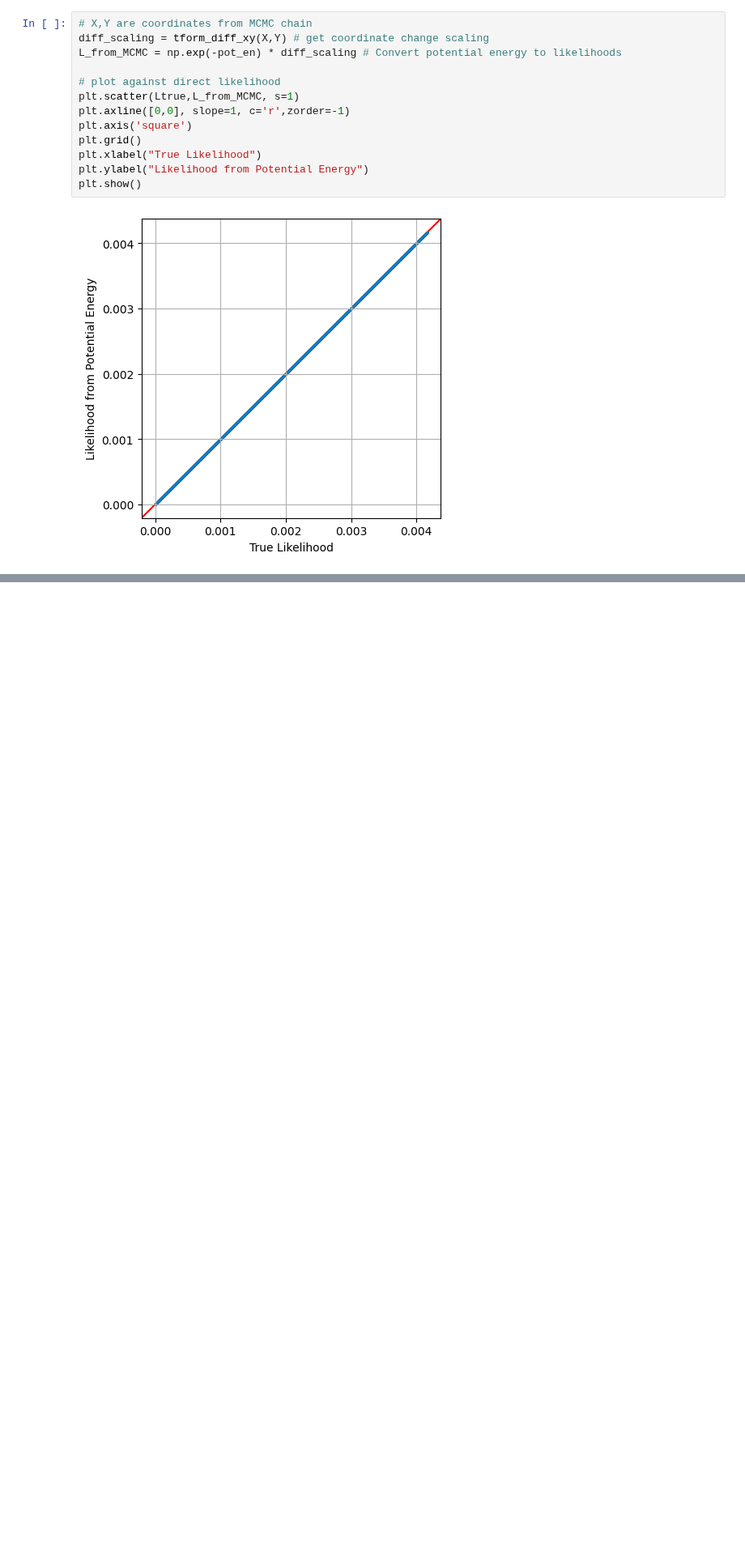
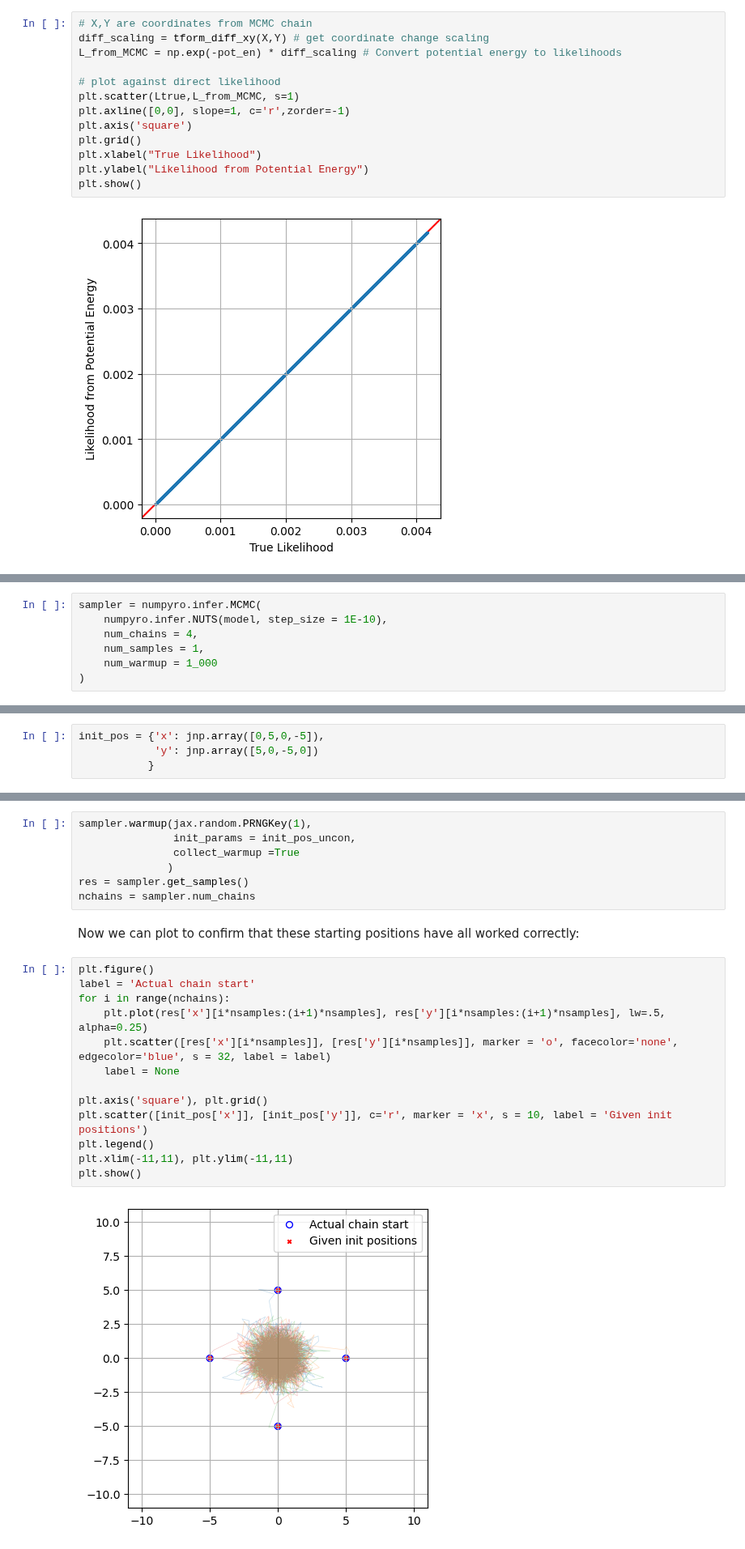
Before and after one commit to HughMcDougall/HughMcDougall.github.io, a Jupyter notebook: blog/02_numpyro/02_constraineddomain/_constraineddomain.ipynb, the cells around one changed output, grey strips where cells are left out. Shown at 81% size. Cells and saved outputs as stored; diff of their text form; blank space fills up the shorter version.

```diff
--- a/blog/02_numpyro/02_constraineddomain/_constraineddomain.ipynb
+++ b/blog/02_numpyro/02_constraineddomain/_constraineddomain.ipynb
@@ -299,0 +325,7 @@ plt.show()
+# %%
+sampler = numpyro.infer.MCMC(
+    numpyro.infer.NUTS(model, step_size = 1E-10),
+    num_chains = 4,
+    num_samples = 1,
+    num_warmup = 1_000
+)
@@ -299,0 +334,4 @@ plt.show()
+# %%
+init_pos = {'x': jnp.array([0,5,0,-5]),
+            'y': jnp.array([5,0,-5,0])
+           }
@@ -299,0 +348,24 @@ plt.show()
+# %%
+sampler.warmup(jax.random.PRNGKey(1),
+               init_params = init_pos_uncon,
+               collect_warmup =True
+              )
+res = sampler.get_samples()
+nchains = sampler.num_chains
+# %% [markdown]
+Now we can plot to confirm that these starting positions have all worked correctly:
+# %%
+plt.figure()
+label = 'Actual chain start'
+for i in range(nchains):
+    plt.plot(res['x'][i*nsamples:(i+1)*nsamples], res['y'][i*nsamples:(i+1)*nsamples], lw=.5, alpha=0.25)
+    plt.scatter([res['x'][i*nsamples]], [res['y'][i*nsamples]], marker = 'o', facecolor='none', edgecolor='blue', s = 32, label = label)
+    label = None
+
+plt.axis('square'), plt.grid()
+plt.scatter([init_pos['x']], [init_pos['y']], c='r', marker = 'x', s = 10, label = 'Given init positions')
+plt.legend()
+plt.xlim(-11,11), plt.ylim(-11,11)
+plt.show()
+# %% [output]
+[figure, added]
```
Also changed, not shown: parts of 18 cells of this notebook, 6 other files.
